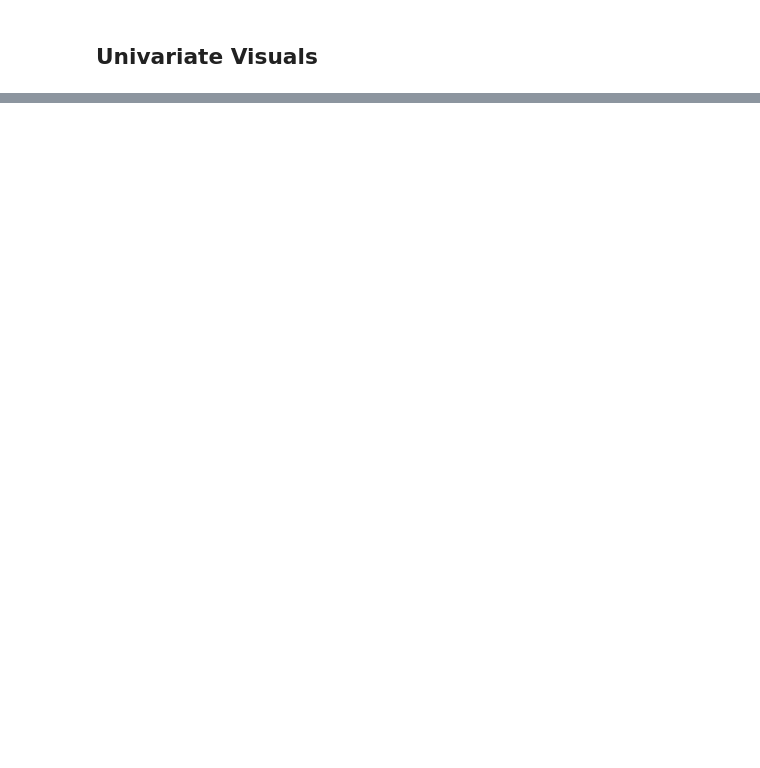
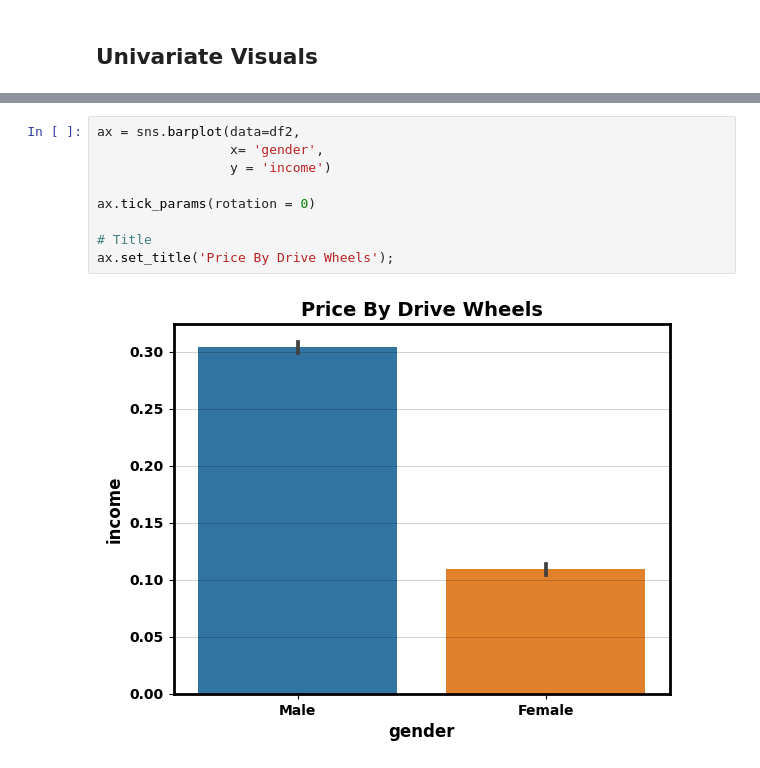
Before and after one commit to aksalas/Car-Sales, a Jupyter notebook: Car_Sales.ipynb, the cells around one changed output, grey strips where cells are left out. Saved outputs shown, nothing was run; the diff lists cells and outputs as text; blank space fills up the shorter version.

```diff
--- a/Car_Sales.ipynb
+++ b/Car_Sales.ipynb
@@ -411,2 +434,13 @@ ax.set_title('Price By Leather interior');
+# %%
+ax = sns.barplot(data=df2,
+                 x= 'gender',
+                 y = 'income')
+
+ax.tick_params(rotation = 0)
+
+# Title
+ax.set_title('Price By Drive Wheels');
+# %% [output]
+[figure, added]
 # %%
 ax = sns.barplot(data=df2,
```
Also changed, not shown: parts of 45 cells of this notebook.
